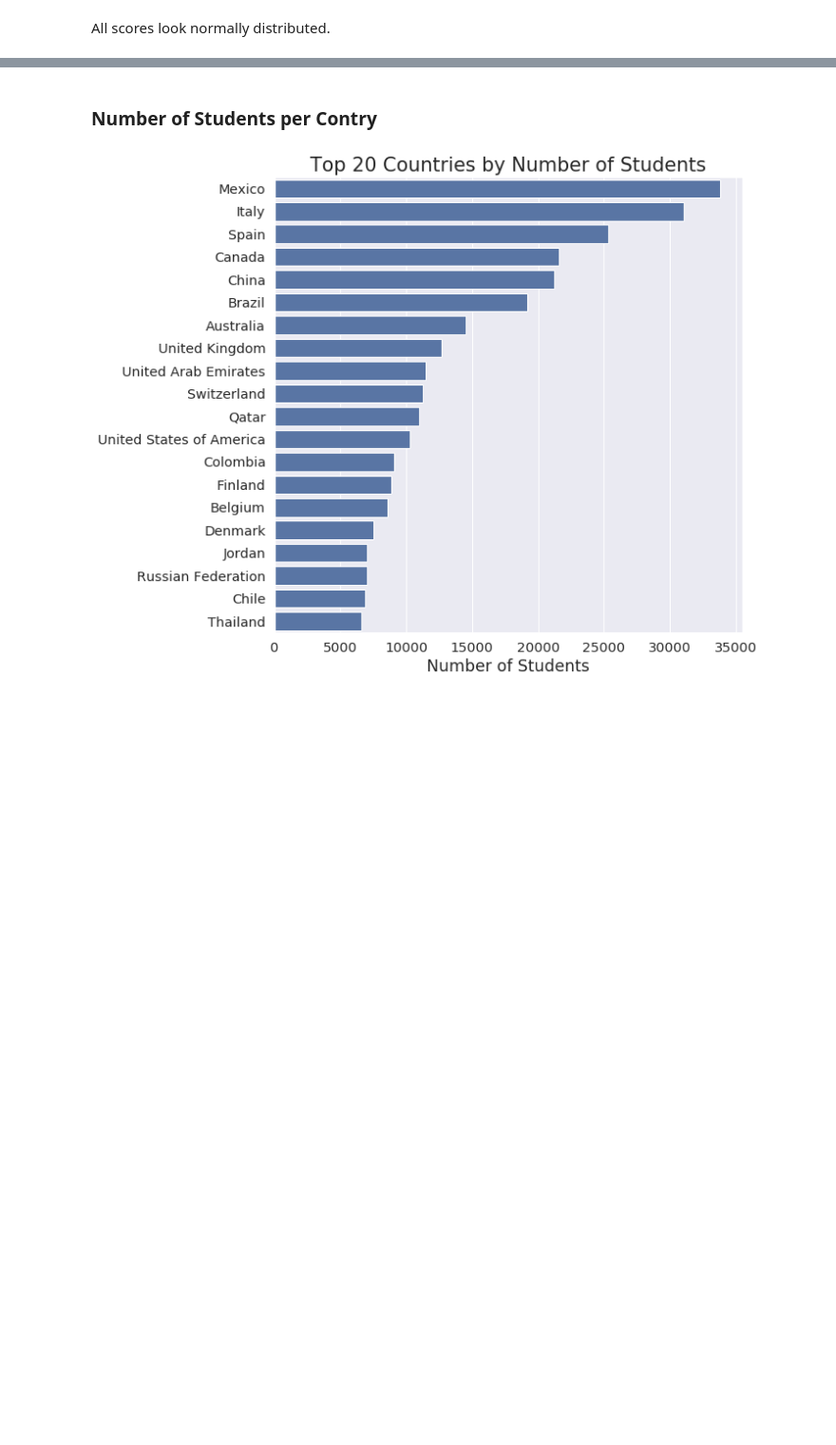
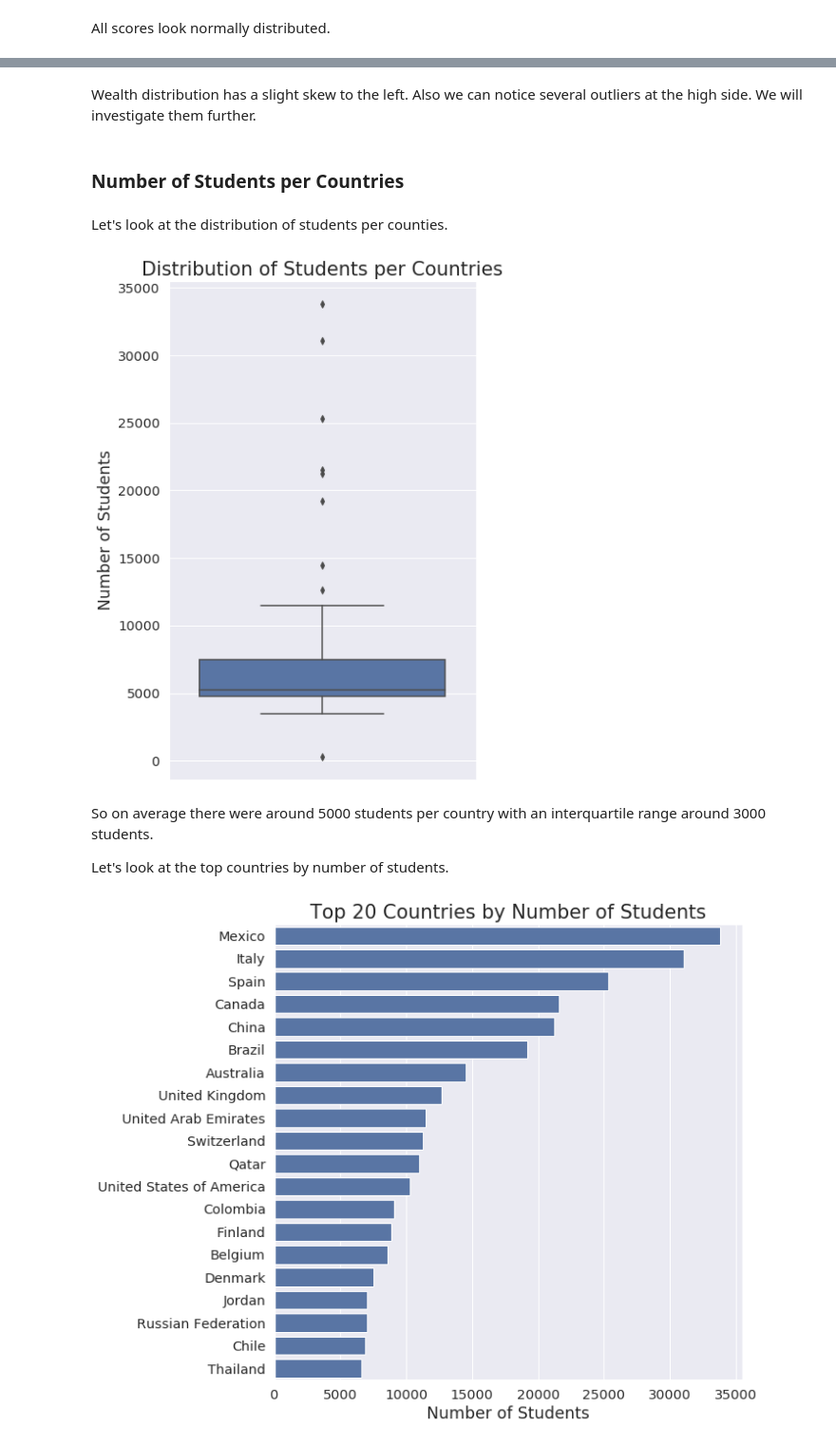
Before and after one commit to yamontv/pisa2012_visualization, a Jupyter notebook: exploration.ipynb, the cells around one changed output, grey strips where cells are left out. Shown at 95% size. Cells and saved outputs as stored; diff of their text form; code cells hidden in the pictures; blank space fills up the shorter version.

```diff
--- a/exploration.ipynb
+++ b/exploration.ipynb
@@ -159,2 +178,4 @@ All scores look normally distributed.
+# %% [markdown]
+Wealth distribution has a slight skew to the left. Also we can notice several outliers at the high side. We will investigate them further.
 # %% [markdown]
-### Number of Students per Contry
+### Number of Students per Countries
@@ -163,3 +185,20 @@ base_color = sb.color_palette()[0]
+# %% [markdown]
+Let's look at the distribution of students per counties.
+# %%
+# Plot
+plt.figure(figsize=(6,10))
+sb.boxplot(df['Country'].value_counts(), orient="v", color=base_color)
+plt.title('Distribution of Students per Countries')
+plt.ylabel('Number of Students')
+
+# Save
+plt.savefig('img/students_countries.png', dpi=200, bbox_inches="tight")
+# %% [output]
+[figure, added]
+# %% [markdown]
+So on average there were around 5000 students per country with an interquartile range around 3000 students.
+
+Let's look at the top countries by number of students.
 # %%
 # Get top20 countries
 data = df['Country'].value_counts().head(20)
```
Also changed, not shown: parts of 81 cells of this notebook, 13 other files.
